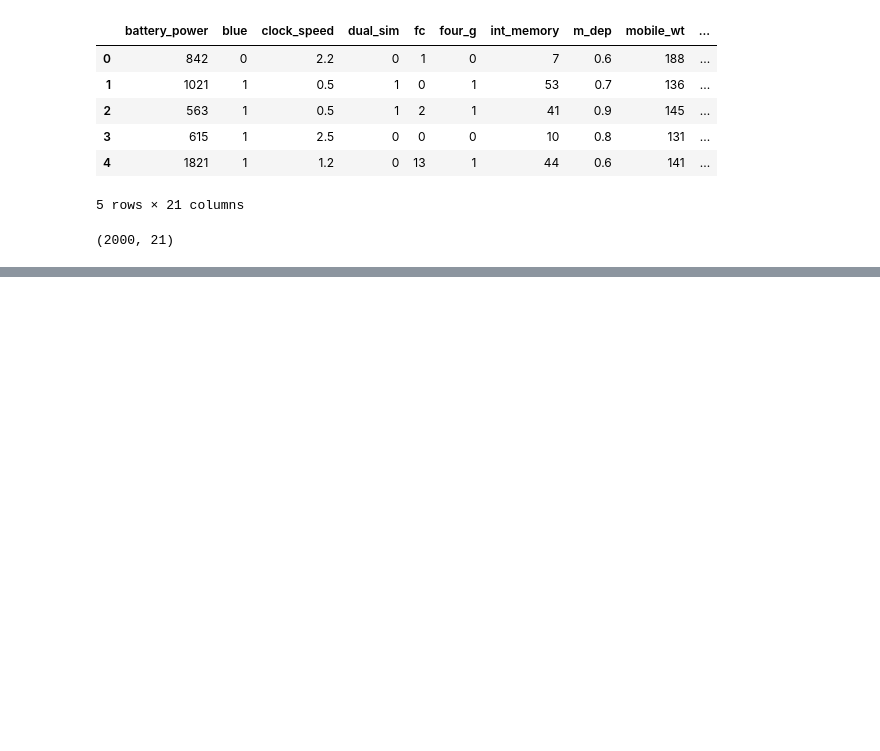
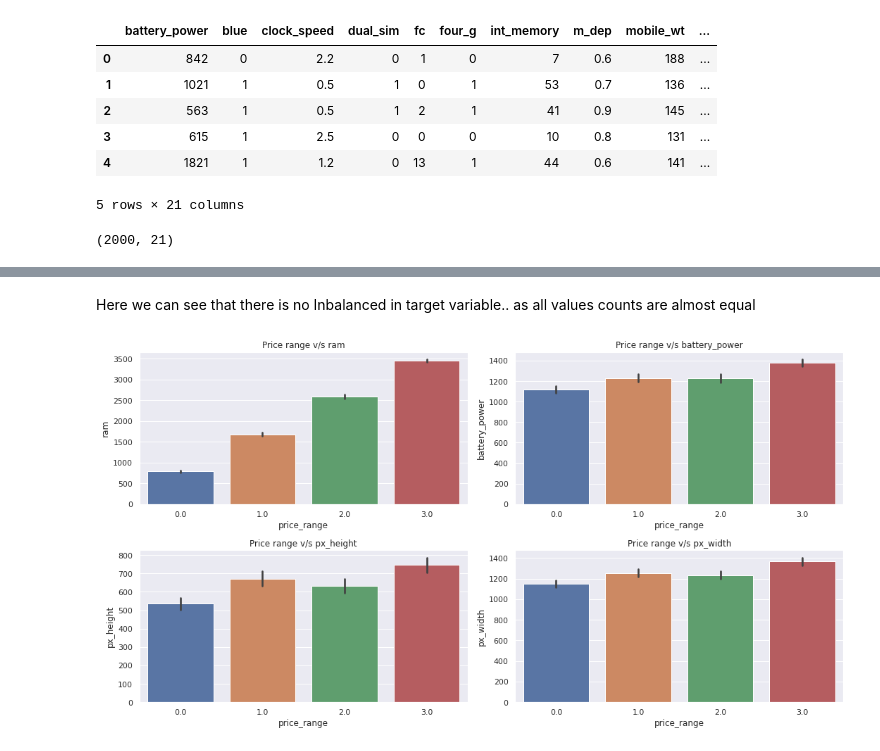
Before and after one commit to SujitbMusale/Mobile-Price-Range-Prediction-classification, a Jupyter notebook: Mobile_Price_Range_Prediction.ipynb, the cells around one changed output, grey strips where cells are left out. Saved outputs shown, nothing was run; the diff lists cells and outputs as text; code cells hidden in the pictures; blank space fills up the shorter version.

```diff
--- a/Mobile_Price_Range_Prediction.ipynb
+++ b/Mobile_Price_Range_Prediction.ipynb
@@ -89,0 +203,15 @@ Mob_data.shape
+# %% [markdown]
+Here we can see that there is no Inbalanced in target variable.. as all values counts are almost equal
+# %%
+# plotting  price_range vs other fearures
+plt.figure(figsize=(15,8))
+x=1
+variables=['ram','battery_power','px_height','px_width']
+for var in variables:
+  plt.subplot(2,2,x)
+  sns.barplot(x=Mob_data['price_range'],y=Mob_data[var])
+  plt.title(f'Price range v/s {var}')
+  x=x+1
+  plt.tight_layout()
+# %% [output]
+[figure, added]
```
Also changed, not shown: parts of 18 cells of this notebook.
